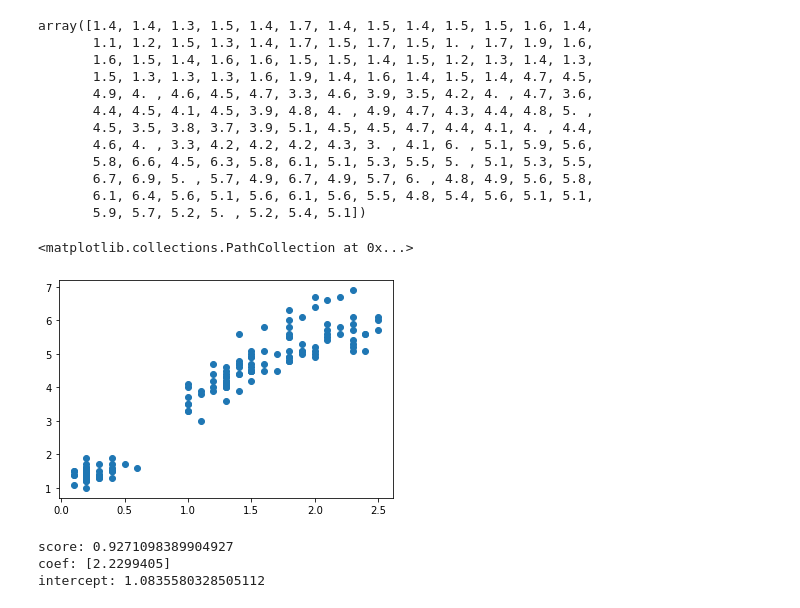
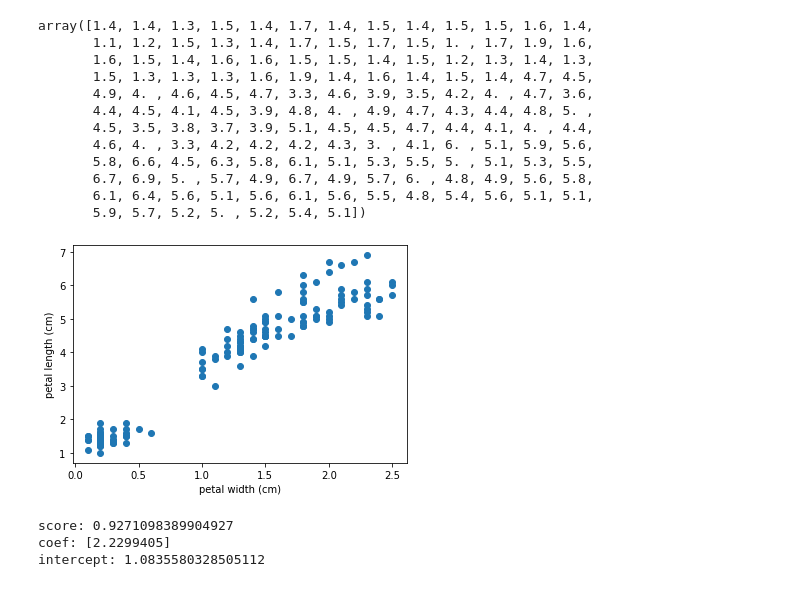
Before and after one commit to MartaVallejo/MachineLearning, a Jupyter notebook: Regression.ipynb, the cells around one changed output. Saved outputs shown, nothing was run; the diff lists cells and outputs as text; code cells hidden in the pictures.

```diff
--- a/Regression.ipynb
+++ b/Regression.ipynb
@@ -37,9 +37,11 @@ X = iris['data'][:,3].reshape(-1, 1) # petal width (cm)
 y = iris['data'][:,2] # petal length (cm)
 # %%
 plt.scatter(X, y)
+plt.xlabel(iris['feature_names'][3])
+plt.ylabel(iris['feature_names'][2])
+plt.show()
 # %% [output]
-<matplotlib.collections.PathCollection at 0x...>
-[figure, old version]
+[figure, new version]
 # %%
 # import regression from sklearn
 from sklearn.linear_model import LinearRegression
```
Also changed, not shown: parts of 13 cells of this notebook.
